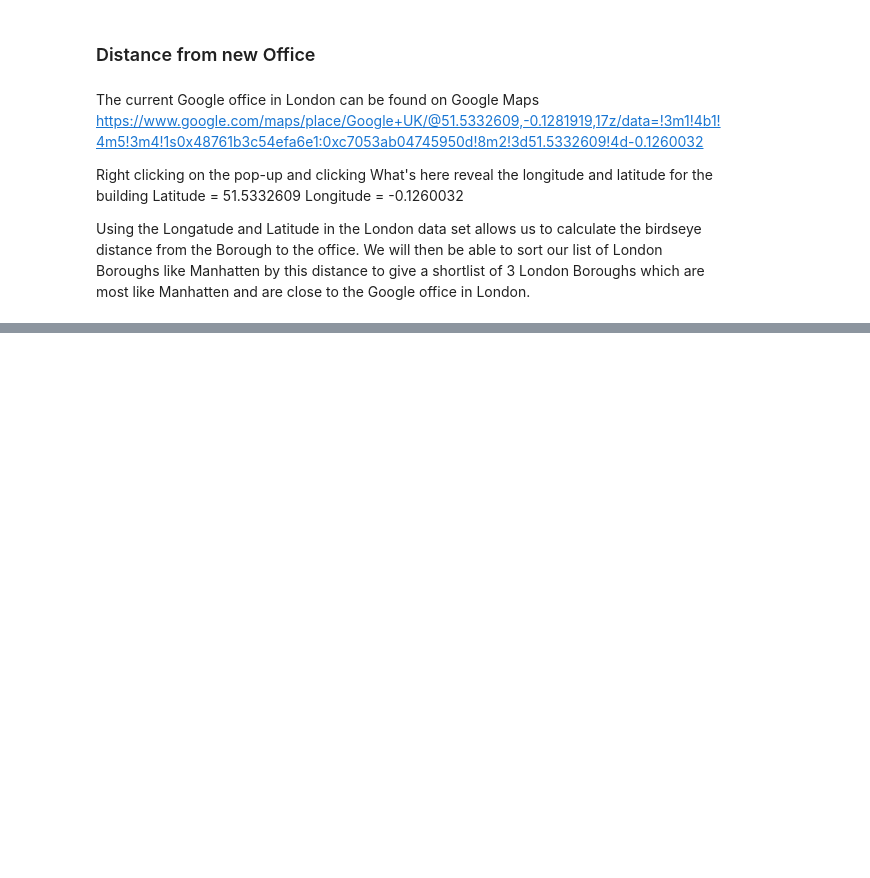
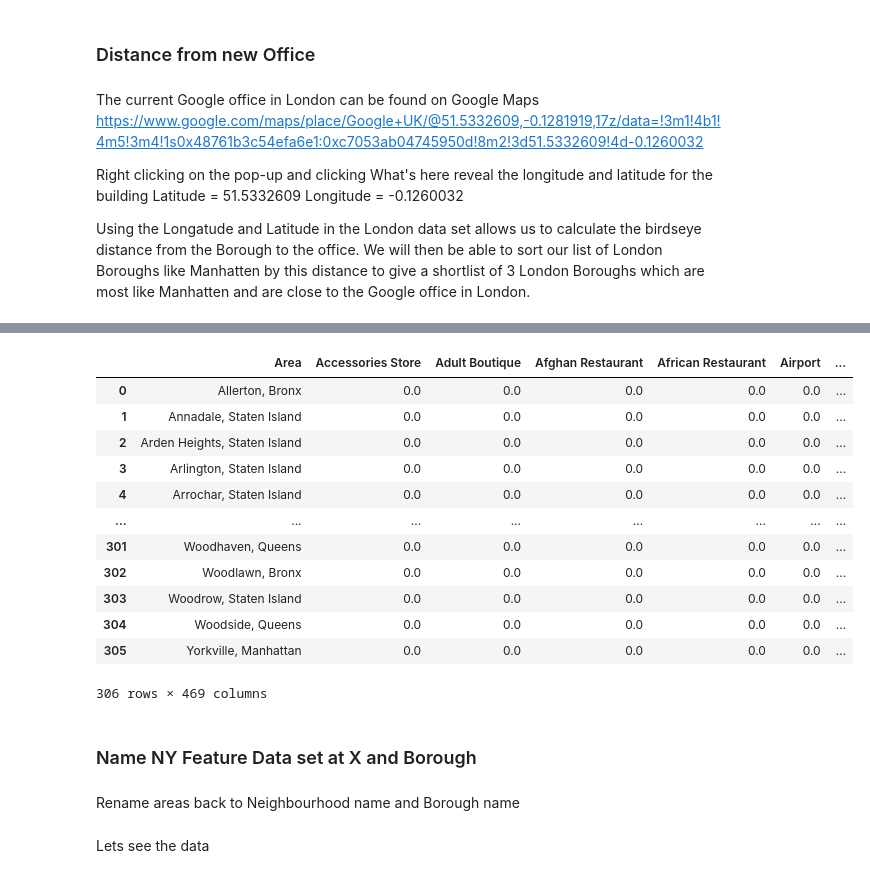
Before and after one commit to maxgoulding/ibm_data_science, a Jupyter notebook: Applied Data Science Capstone.ipynb, the cells around one changed output, grey strips where cells are left out. Saved outputs shown, nothing was run; the diff lists cells and outputs as text; code cells hidden in the pictures; blank space fills up the shorter version.

```diff
--- a/Applied Data Science Capstone.ipynb
+++ b/Applied Data Science Capstone.ipynb
@@ -168,0 +644,21 @@ Using the Longatude and Latitude in the London data set allows us to calculate t
+# %%
+ny_grouped = ny_onehot.groupby('Area').mean().reset_index()
+ny_grouped
+# %% [output]
+|  | Area | Accessories Store | Adult Boutique | Afghan Restaurant | African Restaurant | Airport | ... |
+| 0 | Allerton, Bronx | 0.0 | 0.0 | 0.0 | 0.0 | 0.0 | ... |
+| 1 | Annadale, Staten Island | 0.0 | 0.0 | 0.0 | 0.0 | 0.0 | ... |
+| 2 | Arden Heights, Staten Island | 0.0 | 0.0 | 0.0 | 0.0 | 0.0 | ... |
+| 3 | Arlington, Staten Island | 0.0 | 0.0 | 0.0 | 0.0 | 0.0 | ... |
+| 4 | Arrochar, Staten Island | 0.0 | 0.0 | 0.0 | 0.0 | 0.0 | ... |
+| ... | ... | ... | ... | ... | ... | ... | ... |
+| 301 | Woodhaven, Queens | 0.0 | 0.0 | 0.0 | 0.0 | 0.0 | ... |
+| 302 | Woodlawn, Bronx | 0.0 | 0.0 | 0.0 | 0.0 | 0.0 | ... |
+| 303 | Woodrow, Staten Island | 0.0 | 0.0 | 0.0 | 0.0 | 0.0 | ... |
+| 304 | Woodside, Queens | 0.0 | 0.0 | 0.0 | 0.0 | 0.0 | ... |
+| 305 | Yorkville, Manhattan | 0.0 | 0.0 | 0.0 | 0.0 | 0.0 | ... |
+306 rows × 469 columns
+# %% [markdown]
+### Name NY Feature Data set at X and Borough
+# %% [markdown]
+Rename areas back to Neighbourhood name and Borough name
@@ -168,0 +674,2 @@ Using the Longatude and Latitude in the London data set allows us to calculate t
+# %% [markdown]
+Lets see the data
```
Also changed, not shown: parts of 127 cells of this notebook.
